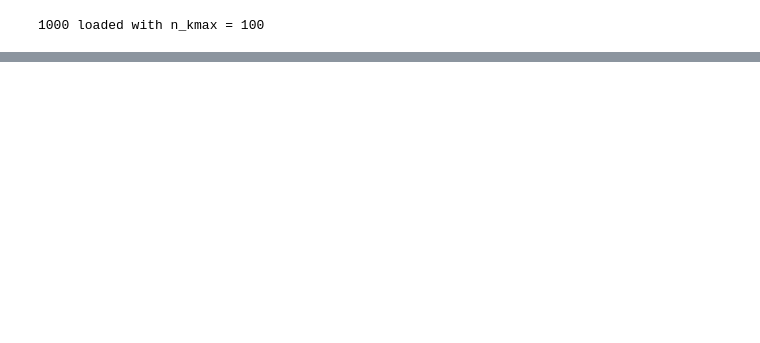
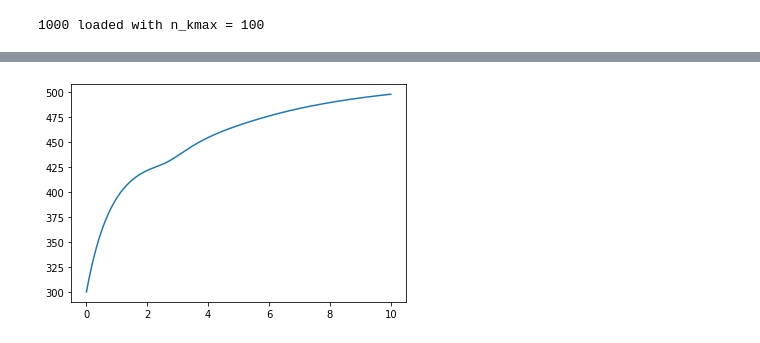
Before and after one commit to stmeinecke/derrom, a Jupyter notebook: PHELPH_simulate_wML.ipynb, the cells around one changed output, grey strips where cells are left out. Cells and saved outputs as stored; diff of their text form; code cells hidden in the pictures; blank space fills up the shorter version.

```diff
--- a/PHELPH_simulate_wML.ipynb
+++ b/PHELPH_simulate_wML.ipynb
@@ -179,3 +222,8 @@ I_area error: 0.0322848412597293
+# %%
+plt.plot(t_vec/1000,ttrt_approx[:,-2],label='two_temperature rel time approx')
+plt.show()
+# %% [output]
+[figure, added]
 # %%
 mean, mscores = integrator.score_multiple_trajectories(test_trajectories, norm='I_max')
 
```
Also changed, not shown: parts of 15 cells of this notebook, 7 other files.
